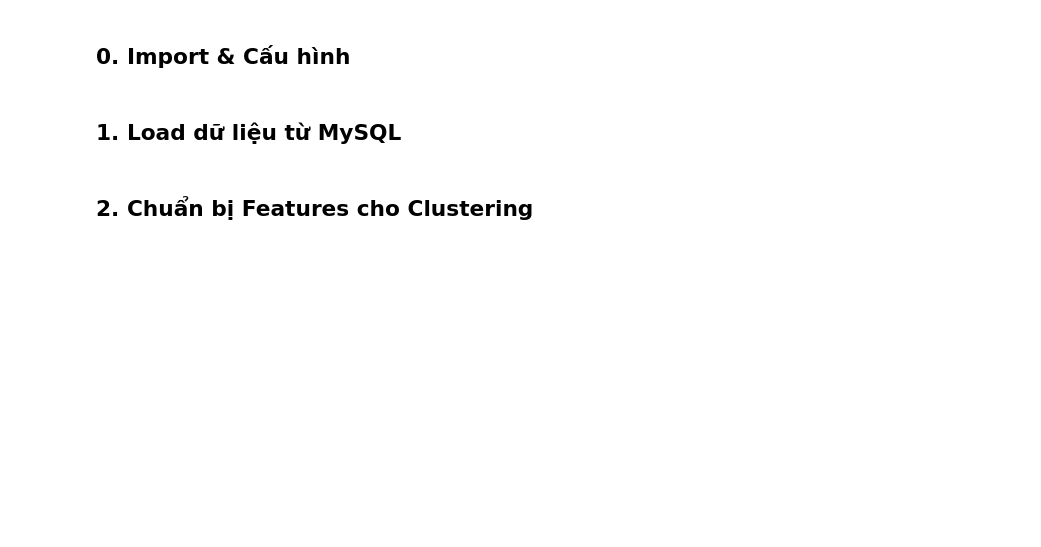
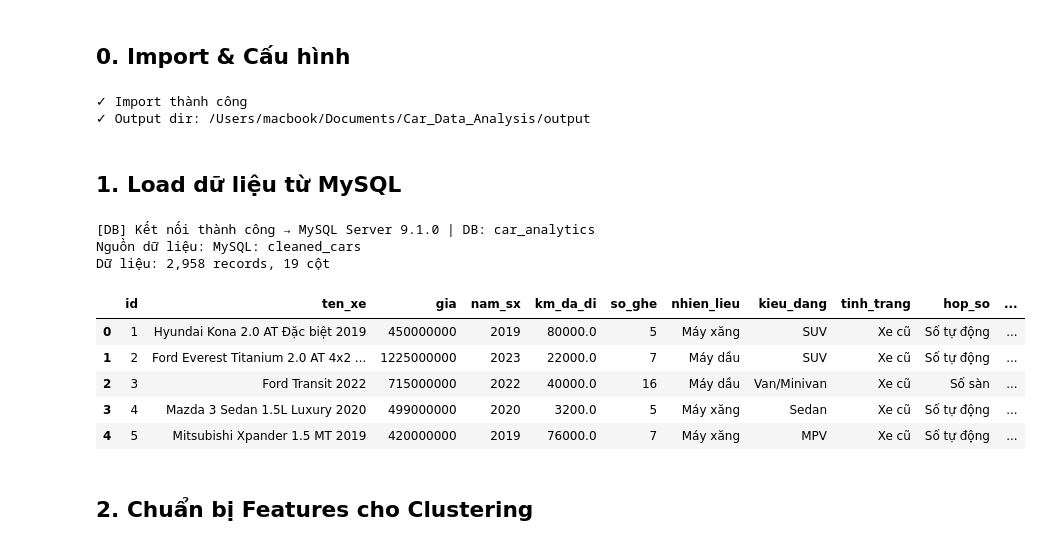
Before and after one commit to tawae/Car_Data_Analysis, a Jupyter notebook: notebooks/02_kmeans_model.ipynb, the cells around one changed output. Drawn from its saved outputs; the diff is of its cells as text; code cells hidden in the pictures; blank space fills up the shorter version.

```diff
--- a/notebooks/02_kmeans_model.ipynb
+++ b/notebooks/02_kmeans_model.ipynb
@@ -37,6 +37,9 @@ from sklearn.metrics import silhouette_score, silhouette_samples
 import matplotlib.cm as cm
 
 from src.db_connector import DBConnector
+from src.business_insights import (
+    standardize_car_columns, compute_market_gap, plot_market_gap,
+)
 
 warnings.filterwarnings('ignore')
 sns.set_theme(style='darkgrid', palette='muted', font_scale=1.1)
@@ -45,23 +48,48 @@ plt.rcParams.update({'figure.dpi': 120, 'figure.figsize': (10, 5)})
 RANDOM_STATE = 42
 print(f'✓ Import thành công')
 print(f'✓ Output dir: {OUTPUT_DIR}')
+# %% [output]
+✓ Import thành công
+✓ Output dir: /Users/macbook/Documents/Car_Data_Analysis/output
 # %% [markdown]
 ## 1. Load dữ liệu từ MySQL
 # %%
-db = DBConnector()
-conn = db.get_connection()
+# Ưu tiên đọc từ MySQL; nếu môi trường chưa mở DB thì dùng CSV backup đã clean.
+db = None
+conn = None
+try:
+    db = DBConnector()
+    conn = db.get_connection()
+    df = pd.read_sql("""
+        SELECT
+            id, ten_xe, gia, nam_sx, km_da_di,
+            so_ghe, nhien_lieu, kieu_dang, tinh_trang,
+            hop_so, xuat_xu, log_gia, log_km
+        FROM cleaned_cars
+        ORDER BY id
+    """, conn)
+    data_source = 'MySQL: cleaned_cars'
+except Exception as exc:
+    print(f'Không kết nối được MySQL, chuyển sang CSV backup: {exc}')
+    csv_path = ROOT / 'data' / 'processed' / 'car_data_cleaned.csv'
+    df = pd.read_csv(csv_path)
+    data_source = f'CSV backup: {csv_path.name}'
 
-df = pd.read_sql("""
-    SELECT
-        id, ten_xe, gia, nam_sx, km_da_di,
-        so_ghe, nhien_lieu, kieu_dang, tinh_trang,
-        hop_so, xuat_xu, log_gia, log_km
-    FROM cleaned_cars
-    ORDER BY id
-""", conn)
+df = standardize_car_columns(df)
 
-print(f'Dữ liệu từ DB: {df.shape[0]:,} records, {df.shape[1]} cột')
+print(f'Nguồn dữ liệu: {data_source}')
+print(f'Dữ liệu: {df.shape[0]:,} records, {df.shape[1]} cột')
 df.head()
+# %% [output]
+[DB] Kết nối thành công → MySQL Server 9.1.0 | DB: car_analytics
+Nguồn dữ liệu: MySQL: cleaned_cars
+Dữ liệu: 2,958 records, 19 cột
+|  | id | ten_xe | gia | nam_sx | km_da_di | so_ghe | nhien_lieu | kieu_dang | tinh_trang | hop_so | ... |
+| 0 | 1 | Hyundai Kona 2.0 AT Đặc biệt 2019 | 450000000 | 2019 | 80000.0 | 5 | Máy xăng | SUV | Xe cũ | Số tự động | ... |
+| 1 | 2 | Ford Everest Titanium 2.0 AT 4x2 ... | 1225000000 | 2023 | 22000.0 | 7 | Máy dầu | SUV | Xe cũ | Số tự động | ... |
+| 2 | 3 | Ford Transit 2022 | 715000000 | 2022 | 40000.0 | 16 | Máy dầu | Van/Minivan | Xe cũ | Số sàn | ... |
+| 3 | 4 | Mazda 3 Sedan 1.5L Luxury 2020 | 499000000 | 2020 | 3200.0 | 5 | Máy xăng | Sedan | Xe cũ | Số tự động | ... |
+| 4 | 5 | Mitsubishi Xpander 1.5 MT 2019 | 420000000 | 2019 | 76000.0 | 7 | Máy xăng | MPV | Xe cũ | Số tự động | ... |
 # %% [markdown]
 ## 2. Chuẩn bị Features cho Clustering
 # %%
```
Also changed, not shown: parts of 14 cells of this notebook, 8 other files.
